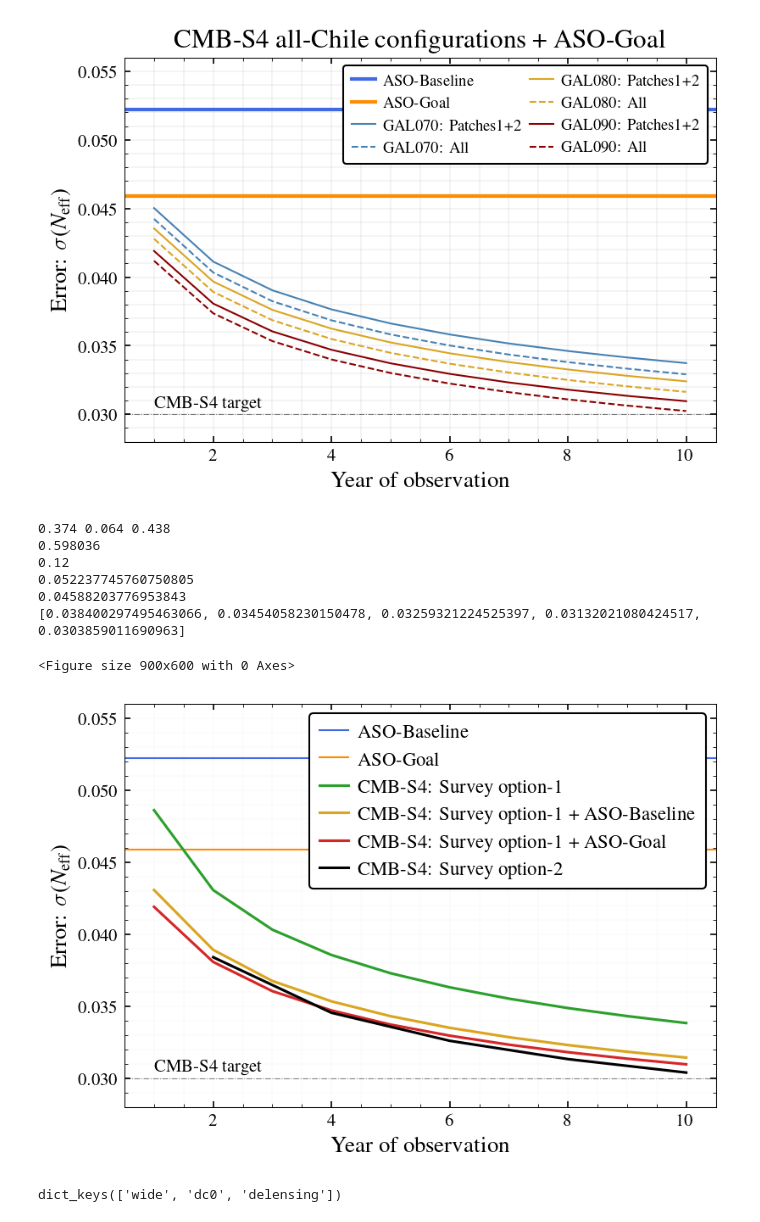
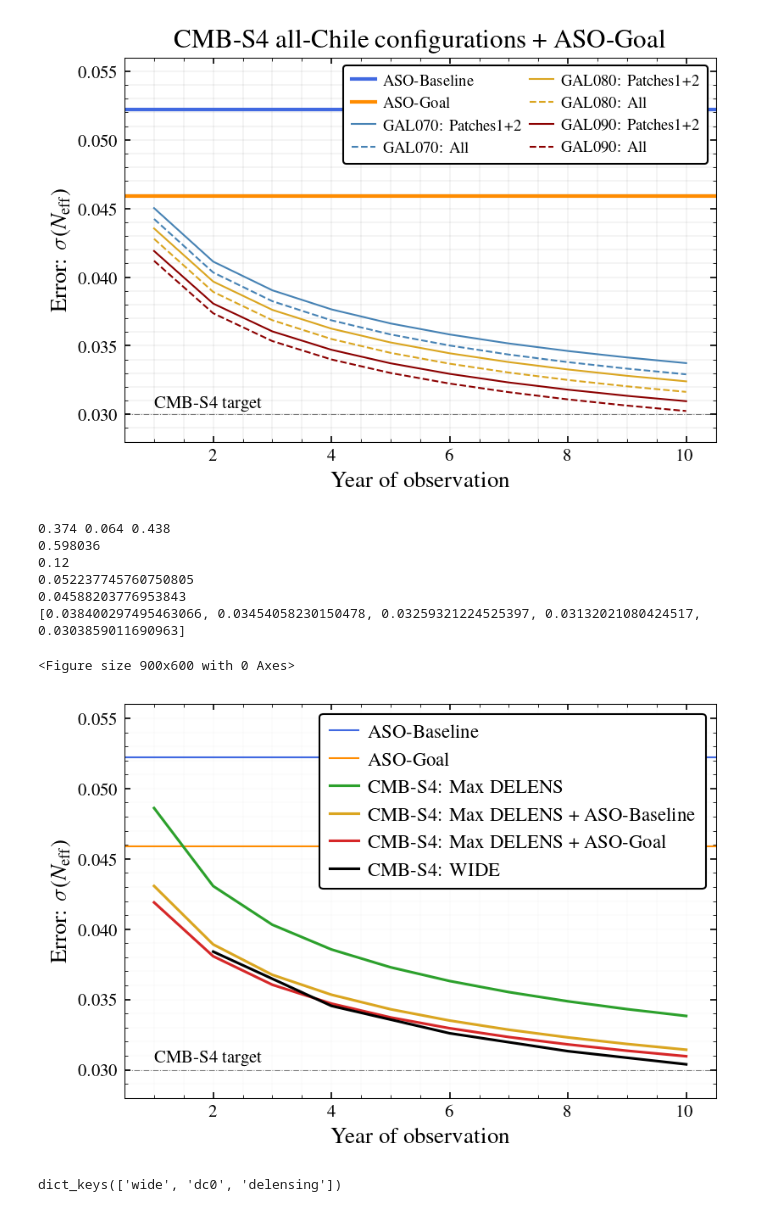
Before and after one commit to sriniraghunathan/cmb_s4_all_chile_optimisation_2025_05, a Jupyter notebook: make_neff_plots.ipynb, the cells around one changed output. Drawn from its saved outputs; the diff is of its cells as text; code cells hidden in the pictures.

```diff
--- a/make_neff_plots.ipynb
+++ b/make_neff_plots.ipynb
@@ -97,6 +97,19 @@ aso_patch = 1
 aso_year = 1
 print( aso_res_dic.keys() )
 
+#---------
+#20250531 - results for the report: ASO, S4+ASO, and delensing
+res_dic_s4_wide_plus_aso_fname = 'results/neff/saveChileS4Fishers_WideASOYears_fsky1.pkl'
+res_dic_s4_wide_plus_aso = pickle.load( open(res_dic_s4_wide_plus_aso_fname, 'rb') )
+res_dic_aso_fname = 'results/neff/saveChileS4Fishers_ASOYears_fsky1.pkl'
+res_dic_aso = pickle.load( open(res_dic_aso_fname, 'rb') )
+res_dic_s4_delens_fname = 'results/neff/saveChileS4Fishers_DelensingYears_fsky1.pkl'
+res_dic_s4_delens = pickle.load( open(res_dic_s4_delens_fname, 'rb') )
+print( res_dic_s4_wide_plus_aso.keys() )
+print( res_dic_aso.keys() )
+print( res_dic_s4_delens.keys() )
+#---------
+
 #params
 param_names = ['omega_c_h2', 'omega_b_h2', 'N_eff', 'A_s', 'n_s', 'tau', 'theta_s']
 desired_param = 'N_eff'
@@ -539,7 +677,7 @@ print(aso_fsky)
 
 
 clf()
-figure(figsize = (6., 4.2))
+figure(figsize = (6., 4.1))
 fsval = 13
 ymin, ymax = 0.028, 0.056
 xmin, xmax = 0.5, 10.5
@@ -559,7 +697,7 @@ sigma_neff_arr = []
 for year in sigma_neff_dic[reqd_gal_mask][reqd_patch_iter]:
     sigma_neff_arr.append( sigma_neff_dic[reqd_gal_mask][reqd_patch_iter][year] )
 labval = r'CMB-S4: $f_{\rm sky} = %g$' %(phase3_fsky)
-labval = r'CMB-S4: Survey option-1'
+labval = r'CMB-S4: Max DELENS'
 plot( year_arr, sigma_neff_arr, color = phase3_colorval, ls = '-', lw = lwval, label = labval)
 
 #S4+ASO-Baseline or S4+ASO-Baseline
@@ -568,7 +706,7 @@ for year in sigma_neff_dic_for_s4_plus_aso[reqd_gal_mask][reqd_patch_iter]['base
     sigma_neff_arr.append( sigma_neff_dic_for_s4_plus_aso[reqd_gal_mask][reqd_patch_iter]['baseline'][year] )
 #plot( year_arr, sigma_neff_arr, color = phase3_colorval, ls = '-.', lw = lwval, label = r'CMB-S4: Phase3-sims + ASO-Baseline')
 labval = r'CMB-S4: $f_{\rm sky} = %g$ + ASO-Baseline: $f_{\rm sky} = %g$' %(phase3_fsky, aso_fsky)
-labval = r'CMB-S4: Survey option-1 + ASO-Baseline'
+labval = r'CMB-S4: Max DELENS + ASO-Baseline'
 plot( year_arr, sigma_neff_arr, color = phase3_colorval_with_aso_baseline, ls = '-', lw = lwval, label = labval)
 
 #S4+ASO-Baseline or S4+ASO-Goal
@@ -577,7 +715,7 @@ for year in sigma_neff_dic_for_s4_plus_aso[reqd_gal_mask][reqd_patch_iter]['goal
     sigma_neff_arr.append( sigma_neff_dic_for_s4_plus_aso[reqd_gal_mask][reqd_patch_iter]['goal'][year] )
 #plot( year_arr, sigma_neff_arr, color = phase3_colorval, ls = '--', dashes = (5, 1), lw = lwval, label = r'CMB-S4: Phase3-sims + ASO-Goal')
 labval = r'CMB-S4: $f_{\rm sky} = %g$ + ASO-Goal: $f_{\rm sky} = %g$' %(phase3_fsky, aso_fsky)
-labval = r'CMB-S4: Survey option-1 + ASO-Goal'
+labval = r'CMB-S4: Max DELENS + ASO-Goal'
 plot( year_arr, sigma_neff_arr, color = phase3_colorval_with_aso_goal, ls = '-', lw = lwval, label = labval)
 
 #DC0
@@ -588,7 +726,7 @@ for year in dc0_sigma_neff_dic[reqd_gal_mask][reqd_patch_iter]:
     sigma_neff_arr.append( dc0_sigma_neff_dic[reqd_gal_mask][reqd_patch_iter][year] )
     year_arr_for_dc0.append( year * 2.)
 labval = r'CMB-S4: $f_{\rm sky} = %g$' %(dc0_fsky)
-labval = r'CMB-S4: Survey option-2'
+labval = r'CMB-S4: WIDE'
 plot( year_arr_for_dc0, sigma_neff_arr, color = dc0_colorval, lw = lwval, ls = '-', label = labval)
 print( sigma_neff_arr )
 
@@ -610,34 +748,34 @@ plot( year_arr_for_dc0, sigma_neff_arr, color = 'black', ls = '--', label = r'CM
 #S4-DC0+ASO-Goal
 sigma_neff_arr = []
 year_arr_for_dc0 = []
 for year in dc0_sigma_neff_dic_for_s4_plus_aso[reqd_gal_mask][reqd_patch_iter]['goal']:
     if year>5: continue
     sigma_neff_arr.append( dc0_sigma_neff_dic_for_s4_plus_aso[reqd_gal_mask][reqd_patch_iter]['goal'][year] )
     year_arr_for_dc0.append( year * 2.)
 plot( year_arr_for_dc0, sigma_neff_arr, color = 'black', ls = '-.', label = r'CMB-S4: DC0-sims + ASO-Goal')
 '''
 
 axhline(0.03, lw = 0.5, alpha = 0.5, ls = '-.')
 text(1., 0.0305, r'CMB-S4 target')
 ylim( ymin, ymax )
 xlim( xmin, xmax )
 legend(loc = 1, fontsize = fsval-2, ncol = 1, framealpha = 1., columnspacing = 0.5, handletextpad = 0.5, handlelength = 1.5)
 ylabel(r'Error: $\sigma(N_{\rm eff})$', fontsize = fsval)
 xlabel(r'Year of observation', fontsize = fsval )
 #title(r'%s' %(title_str), fontsize = fsval + 2)
 grid(True, which = 'both', axis = 'both', lw = 0.2, alpha = 0.05)
 plname = 'plots/cmbs4_neff_phase3sims_dc0sims_aso.pdf'
 savefig(plname, dpi = 200.)
 show()
 # %% [output]
 0.374 0.064 0.438
 0.598036
 0.12
 0.052237745760750805
 0.04588203776953843
 [0.038400297495463066, 0.03454058230150478, 0.03259321224525397, 0.03132021080424517, 0.0303859011690963]
 <Figure size 900x600 with 0 Axes>
-[figure, old version]
+[figure, new version]
 # %%
 fsky_dic['GAL090'].keys()
 # %% [output]
```
Also changed, not shown: parts of 7 cells of this notebook, 2 other files.
